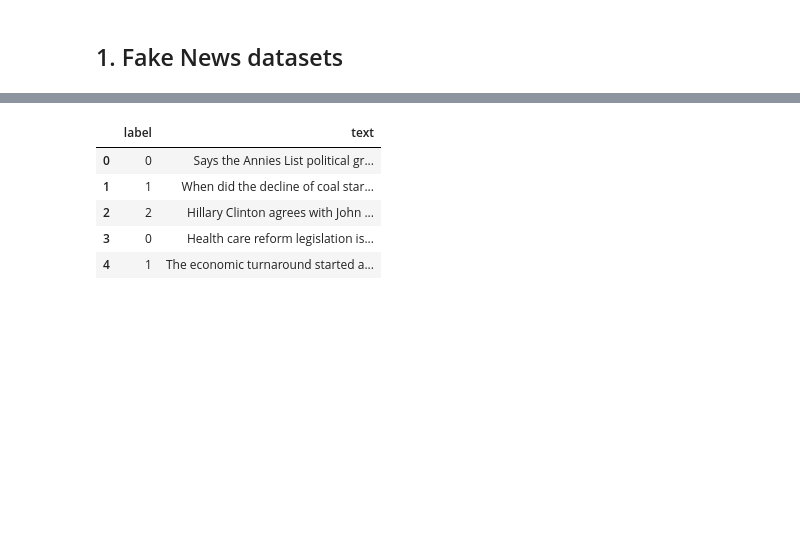
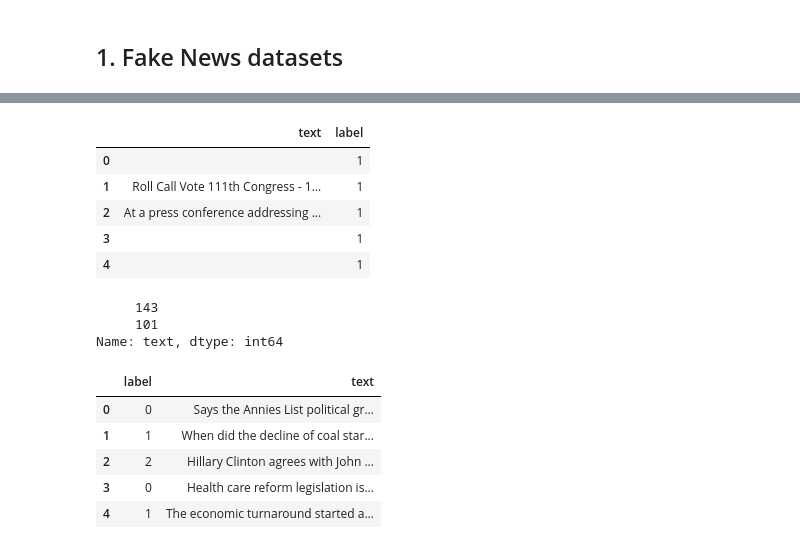
Before and after one commit to manon-reusens/text-classification-benchmark, a Jupyter notebook: dataset_preparation[WIP].ipynb, the cells around one changed output, grey strips where cells are left out. Drawn from its saved outputs; the diff is of its cells as text; code cells hidden in the pictures; blank space fills up the shorter version.

```diff
--- a/dataset_preparation[WIP].ipynb
+++ b/dataset_preparation[WIP].ipynb
@@ -37,3 +70,21 @@ fake_real_news.head() #Train Test Split needs to be done manually (guidelines in
+# %%
+politifact.head()
+# %% [output]
+|  | text | label |
+| 0 |  | 1 |
+| 1 | Roll Call Vote 111th Congress - 1... | 1 |
+| 2 | At a press conference addressing ... | 1 |
+| 3 |  | 1 |
+| 4 |  | 1 |
+# %%
+politifact['text'].value_counts()[0:2]
+#TO DO
+#Understand why there are 101 news folder without a json file at all
+#Understand why there are 143 files without text while the paper says its 108
+# %% [output]
+     143
+     101
+Name: text, dtype: int64
 # %%
 #LIAR
 liar_train = pd.read_csv('liar/train.csv',
```
Also changed, not shown: parts of 5 cells of this notebook.
